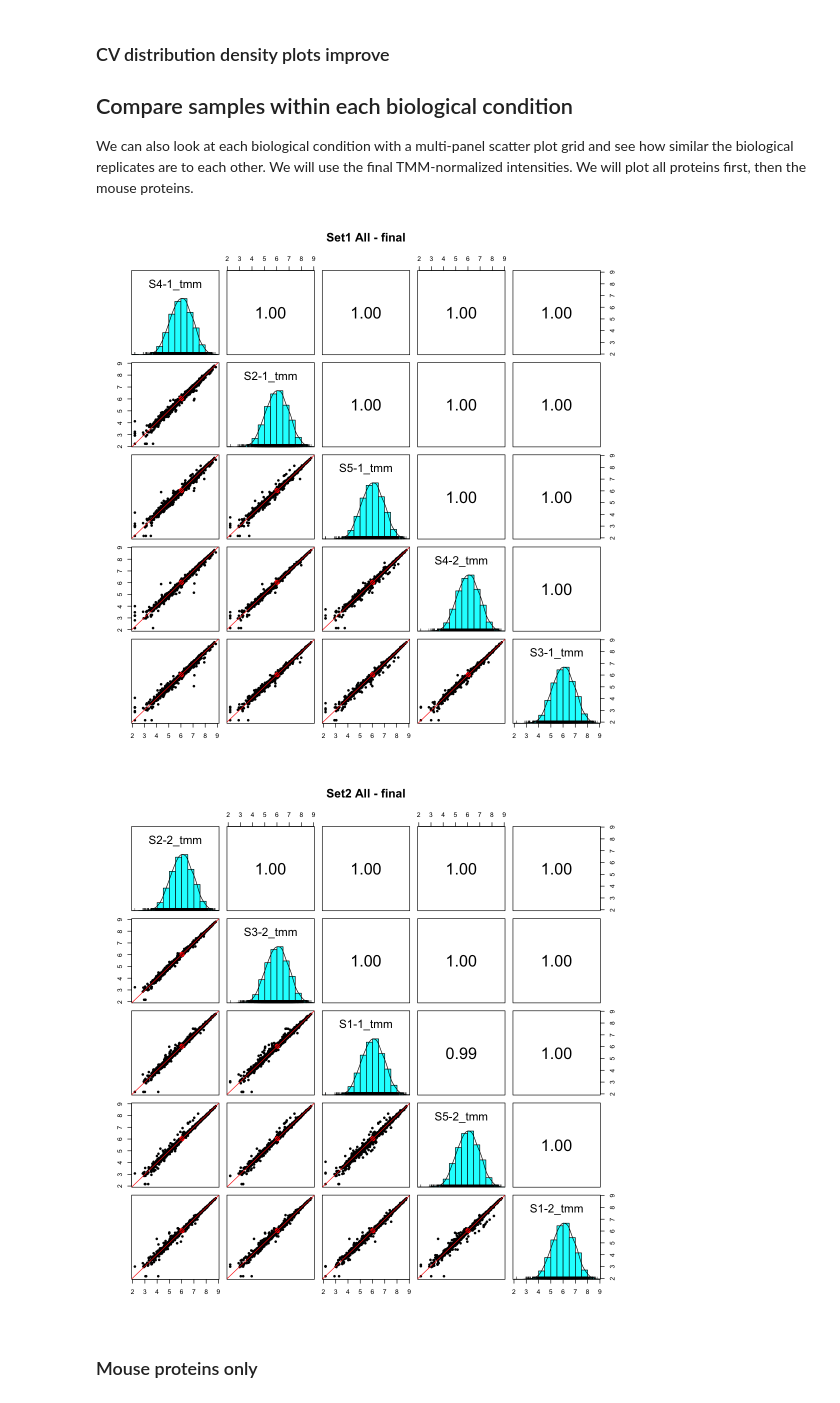
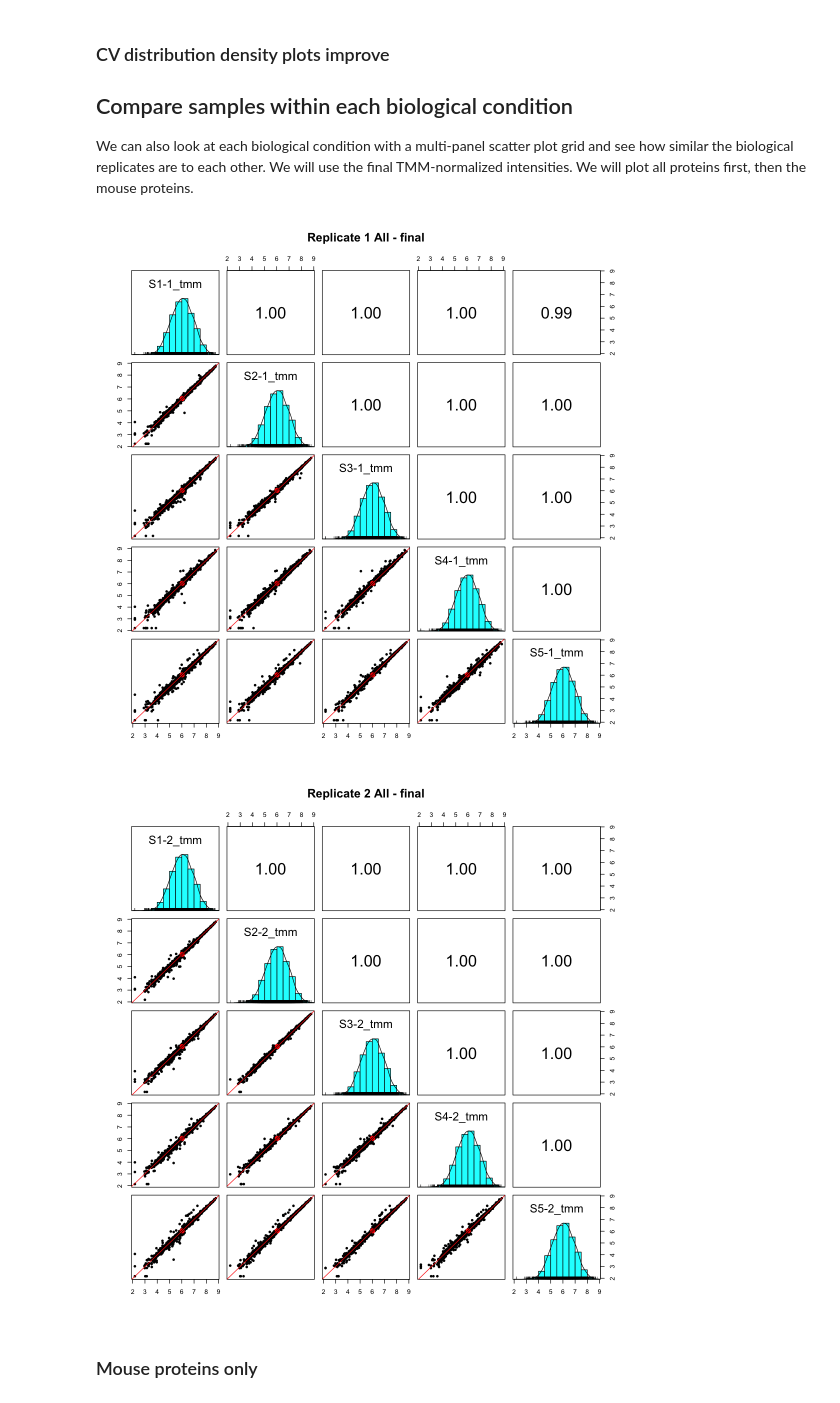
Before and after one commit to pwilmart/PXD011691_reanalysis, a Jupyter notebook: PAW-TMT_results-files/PXD011691_FLI_QC_checks.ipynb, the cells around one changed output. Saved outputs shown, nothing was run; the diff lists cells and outputs as text; code cells hidden in the pictures.

```diff
--- a/PAW-TMT_results-files/PXD011691_FLI_QC_checks.ipynb
+++ b/PAW-TMT_results-files/PXD011691_FLI_QC_checks.ipynb
@@ -373,12 +373,16 @@ ggplot(long_cv_tmm, aes(x = cv, color = group)) +
 
 We can also look at each biological condition with a multi-panel scatter plot grid and see how similar the biological replicates are to each other. We will use the final TMM-normalized intensities. We will plot all proteins first, then the mouse proteins.
 # %%
+# set1 are replicate 1 samples, set2 are replicate 2 samples
+set1 <- c(8, 2, 5, 1, 3)
+set2 <- c(10, 6, 7, 4, 9)
+
 # multi-panel scatter plot grids, final data
-pairs.panels(log10(tmt_tmm_all[1:5]), lm = TRUE, main = "Set1 All - final")
-pairs.panels(log10(tmt_tmm_all[6:10]), lm = TRUE, main = "Set2 All - final")
+pairs.panels(log10(tmt_tmm_all[set1]), lm = TRUE, main = "Replicate 1 All - final")
+pairs.panels(log10(tmt_tmm_all[set2]), lm = TRUE, main = "Replicate 2 All - final")
 # %% [output]
-[figure, old version]
+[figure, new version]
-[figure, old version]
+[figure, new version]
 # %% [markdown]
 ### Mouse proteins only
 # %%
```
Also changed, not shown: parts of 4 cells of this notebook, 3 other files.
